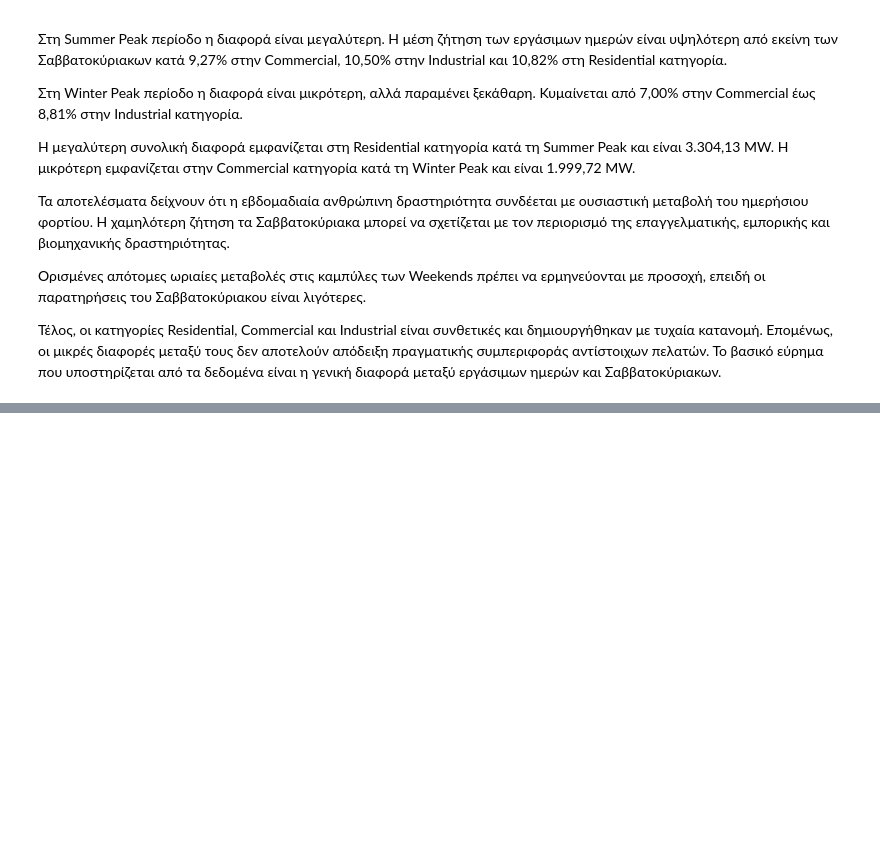
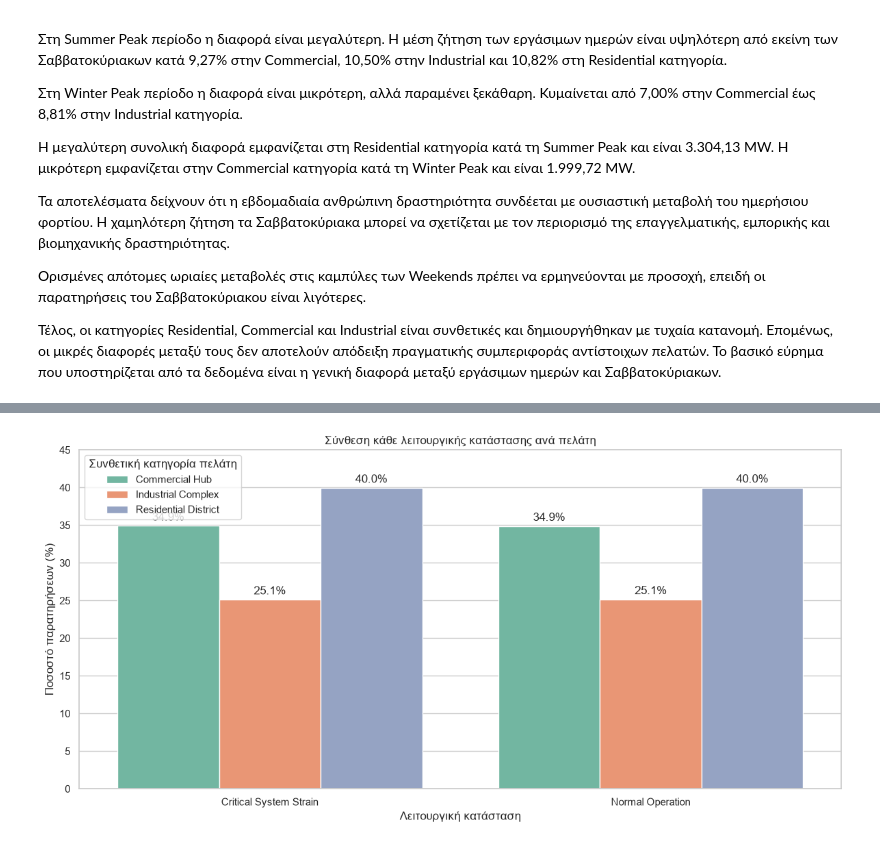
Before and after one commit to Loukas89/ML-Python-Individual-Assignment, a Jupyter notebook: Notebooks/PJME_Analysis.ipynb, the cells around one changed output, grey strips where cells are left out. Cells and saved outputs as stored; diff of their text form; code cells hidden in the pictures; blank space fills up the shorter version.

```diff
--- a/Notebooks/PJME_Analysis.ipynb
+++ b/Notebooks/PJME_Analysis.ipynb
@@ -1175,0 +1797,13 @@ plt.show()
+# %%
+# Εξετάζουμε ποιοι πελάτες αποτελούν
+# κάθε λειτουργική κατάσταση
+state_composition = (
+    pd.crosstab(
+        client_cluster_data['Operational_State'],
+        client_cluster_data['Client'],
+        normalize='index'
+    )
+    * 100
+)
+
+state_composition.round(2)
@@ -1175,0 +1847,41 @@ plt.show()
+# %%
+# Μετατρέπουμε τον πίνακα σε μορφή κατάλληλη για Seaborn
+state_composition_long = (
+    state_composition
+    .reset_index()
+    .melt(
+        id_vars='Operational_State',
+        var_name='Client',
+        value_name='Percentage'
+    )
+)
+
+# Δημιουργούμε το διάγραμμα
+plt.figure(figsize=(12, 6))
+
+ax = sns.barplot(
+    data=state_composition_long,
+    x='Operational_State',
+    y='Percentage',
+    hue='Client',
+    palette='Set2'
+)
+
+plt.title('Σύνθεση κάθε λειτουργικής κατάστασης ανά πελάτη')
+plt.xlabel('Λειτουργική κατάσταση')
+plt.ylabel('Ποσοστό παρατηρήσεων (%)')
+plt.ylim(0, 45)
+
+# Εμφανίζουμε τα ποσοστά πάνω στις μπάρες
+for container in ax.containers:
+    ax.bar_label(
+        container,
+        fmt='%.1f%%',
+        padding=3
+    )
+
+plt.legend(title='Συνθετική κατηγορία πελάτη')
+plt.tight_layout()
+plt.show()
+# %% [output]
+[figure, added]
```
Also changed, not shown: parts of 28 cells of this notebook.
